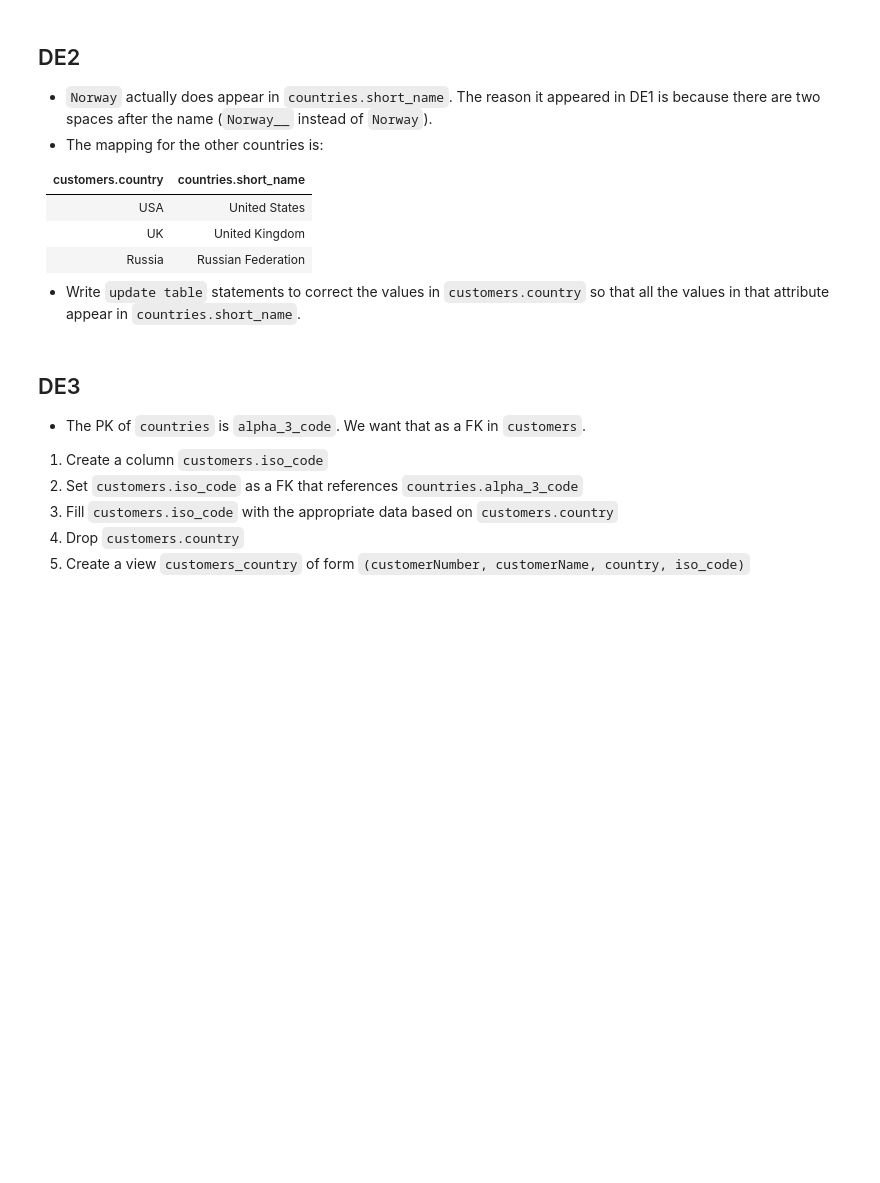
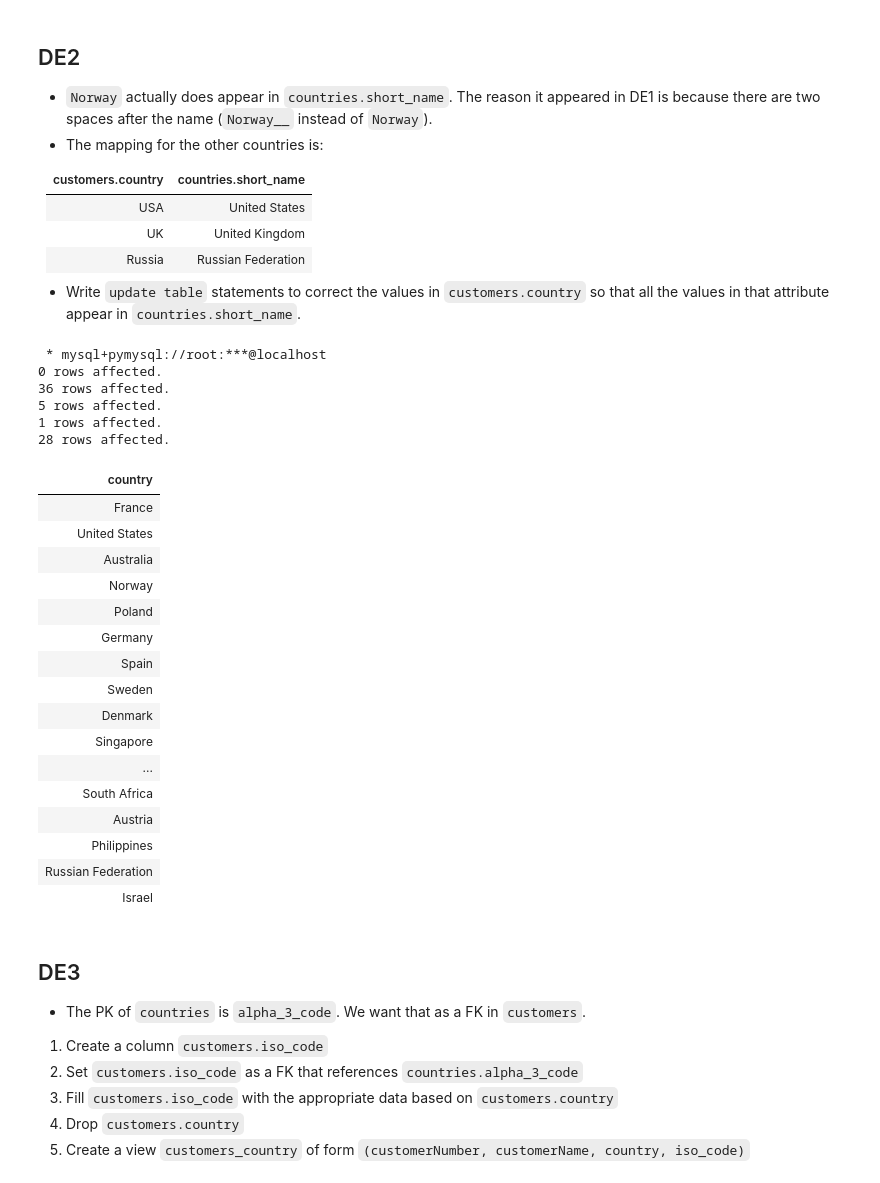
Before and after one commit to avahajr/W4111-Intro-to-Databases-Spring-2024, a Jupyter notebook: Exams/Midterm/S24-W4111-Midterm.ipynb, the cells around one changed output. Drawn from its saved outputs; the diff is of its cells as text; code cells hidden in the pictures; blank space fills up the shorter version.

```diff
--- a/Exams/Midterm/S24-W4111-Midterm.ipynb
+++ b/Exams/Midterm/S24-W4111-Midterm.ipynb
@@ -619,3 +713,47 @@ UsageError: %%sql is a cell magic, but the cell body is empty. Did you mean the
+# %%
+%%sql
+
+UPDATE customers
+SET country = 'Norway'
+WHERE country = 'Norway__';
+
+UPDATE customers
+SET country = 'United States'
+WHERE country = 'USA';
+
+UPDATE customers
+SET country = 'United Kingdom'
+WHERE country = 'UK';
+
+UPDATE customers
+SET country = 'Russian Federation'
+WHERE country = 'Russia';
+
+SELECT DISTINCT customers.country from CUSTOMERS;
+# %% [output]
+ * mysql+pymysql://root:***@localhost
+0 rows affected.
+36 rows affected.
+5 rows affected.
+1 rows affected.
+28 rows affected.
+| country |
+| France |
+| United States |
+| Australia |
+| Norway |
+| Poland |
+| Germany |
+| Spain |
+| Sweden |
+| Denmark |
+| Singapore |
+| ... |
+| South Africa |
+| Austria |
+| Philippines |
+| Russian Federation |
+| Israel |
 # %% [markdown]
 ## DE3
 
```
Also changed, not shown: parts of 19 cells of this notebook, 1 other file.
